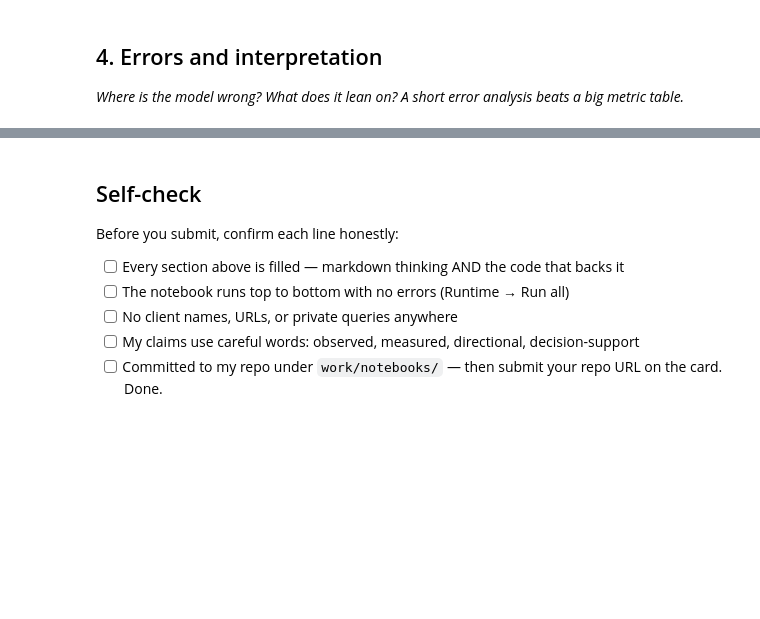
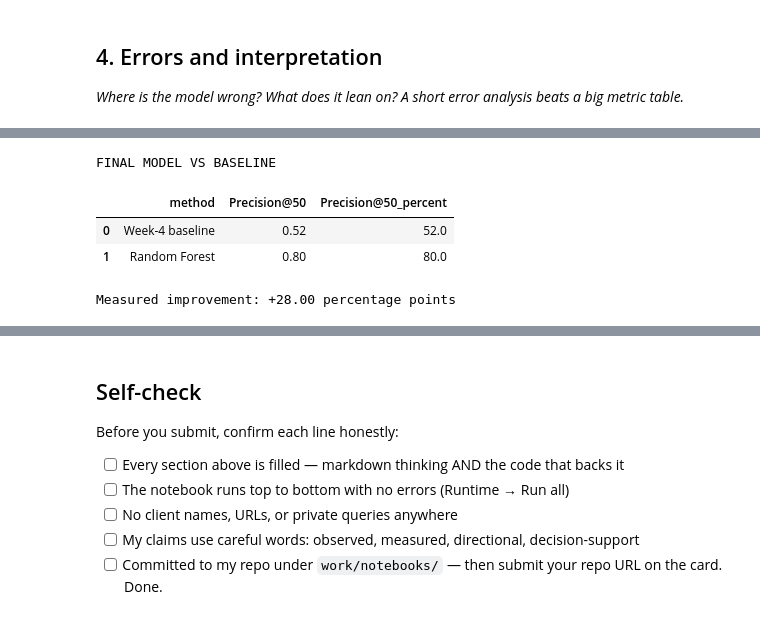
Before and after one commit to krihna7/flyrank-ML-internship, a Jupyter notebook: work/notebooks/w05_model.ipynb, the cells around one changed output, grey strips where cells are left out. Drawn from its saved outputs; the diff is of its cells as text; code cells hidden in the pictures; blank space fills up the shorter version.

```diff
--- a/work/notebooks/w05_model.ipynb
+++ b/work/notebooks/w05_model.ipynb
@@ -8,0 +86,18 @@ This skeleton is yours to fill. Work the sections **in order** — each one has
+# %%
+import json
+from pathlib import Path
+
+w04_path = Path(
+    "/content/flyrank-ML-internship/work/notebooks/w04_baseline_score.ipynb"
+)
+
+with open(w04_path, "r", encoding="utf-8") as f:
+    w04 = json.load(f)
+
+print("Week-4 notebook cells:", len(w04["cells"]))
+
+for i, cell in enumerate(w04["cells"]):
+    print(f"\n{'='*60}")
+    print(f"CELL {i} — {cell['cell_type']}")
+    print("="*60)
+    print("".join(cell["source"])[:4000])
@@ -36,0 +1098,34 @@ This skeleton is yours to fill. Work the sections **in order** — each one has
+# %%
+# Final model-vs-baseline summary
+
+final_comparison = pd.DataFrame({
+    "method": [
+        "Week-4 baseline",
+        "Random Forest"
+    ],
+    "Precision@50": [
+        baseline_p50,
+        model_p50
+    ]
+})
+
+final_comparison["Precision@50_percent"] = (
+    final_comparison["Precision@50"] * 100
+).round(2)
+
+improvement_pp = (
+    model_p50 - baseline_p50
+) * 100
+
+print("FINAL MODEL VS BASELINE")
+display(final_comparison)
+
+print(
+    f"Measured improvement: {improvement_pp:+.2f} percentage points"
+)
+# %% [output]
+FINAL MODEL VS BASELINE
+|  | method | Precision@50 | Precision@50_percent |
+| 0 | Week-4 baseline | 0.52 | 52.0 |
+| 1 | Random Forest | 0.80 | 80.0 |
+Measured improvement: +28.00 percentage points
```
Also changed, not shown: parts of 22 cells of this notebook.
